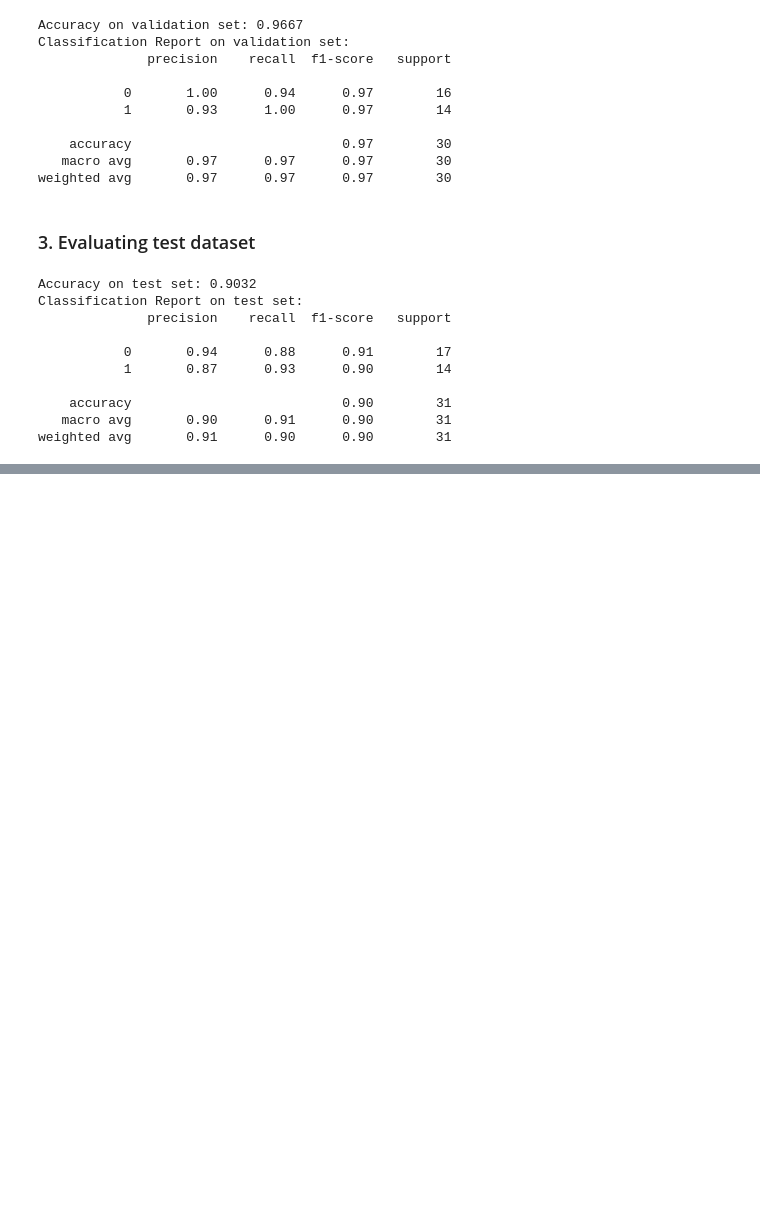
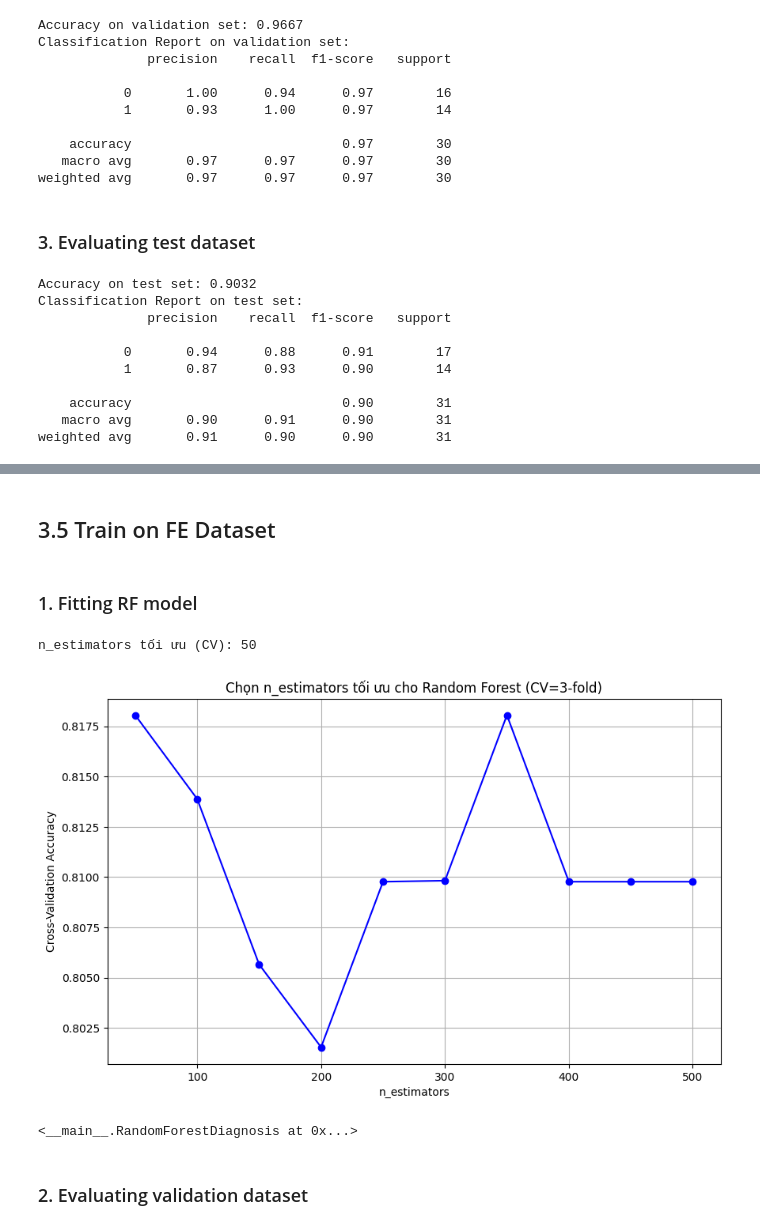
Before and after one commit to btduyforwork/heart-disease-dianosis, a Jupyter notebook: models/RandomForest_Diagnosis.ipynb, the cells around one changed output, grey strips where cells are left out. Cells and saved outputs as stored; diff of their text form; code cells hidden in the pictures; blank space fills up the shorter version.

```diff
--- a/models/RandomForest_Diagnosis.ipynb
+++ b/models/RandomForest_Diagnosis.ipynb
@@ -171,0 +216,12 @@ weighted avg       0.91      0.90      0.90        31
+# %% [markdown]
+## 3.5 Train on FE Dataset
+# %% [markdown]
+### 1. Fitting RF model
+# %%
+RF_model.fit(X_fe_train, y_fe_train)
+# %% [output]
+n_estimators tối ưu (CV): 50
+[figure, added]
+<__main__.RandomForestDiagnosis at 0x...>
+# %% [markdown]
+### 2. Evaluating validation dataset
```
Also changed, not shown: parts of 21 cells of this notebook, 5 other files.
